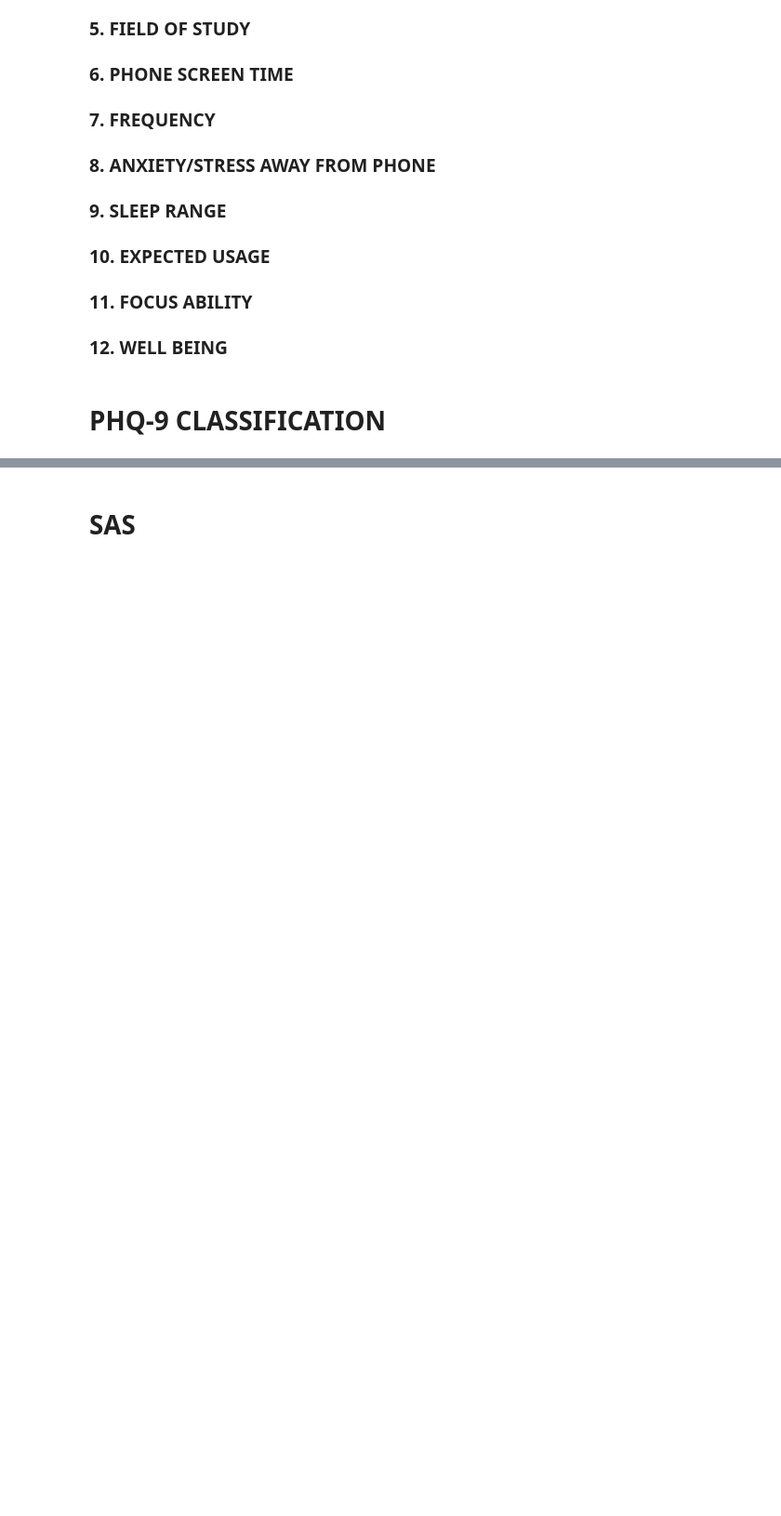
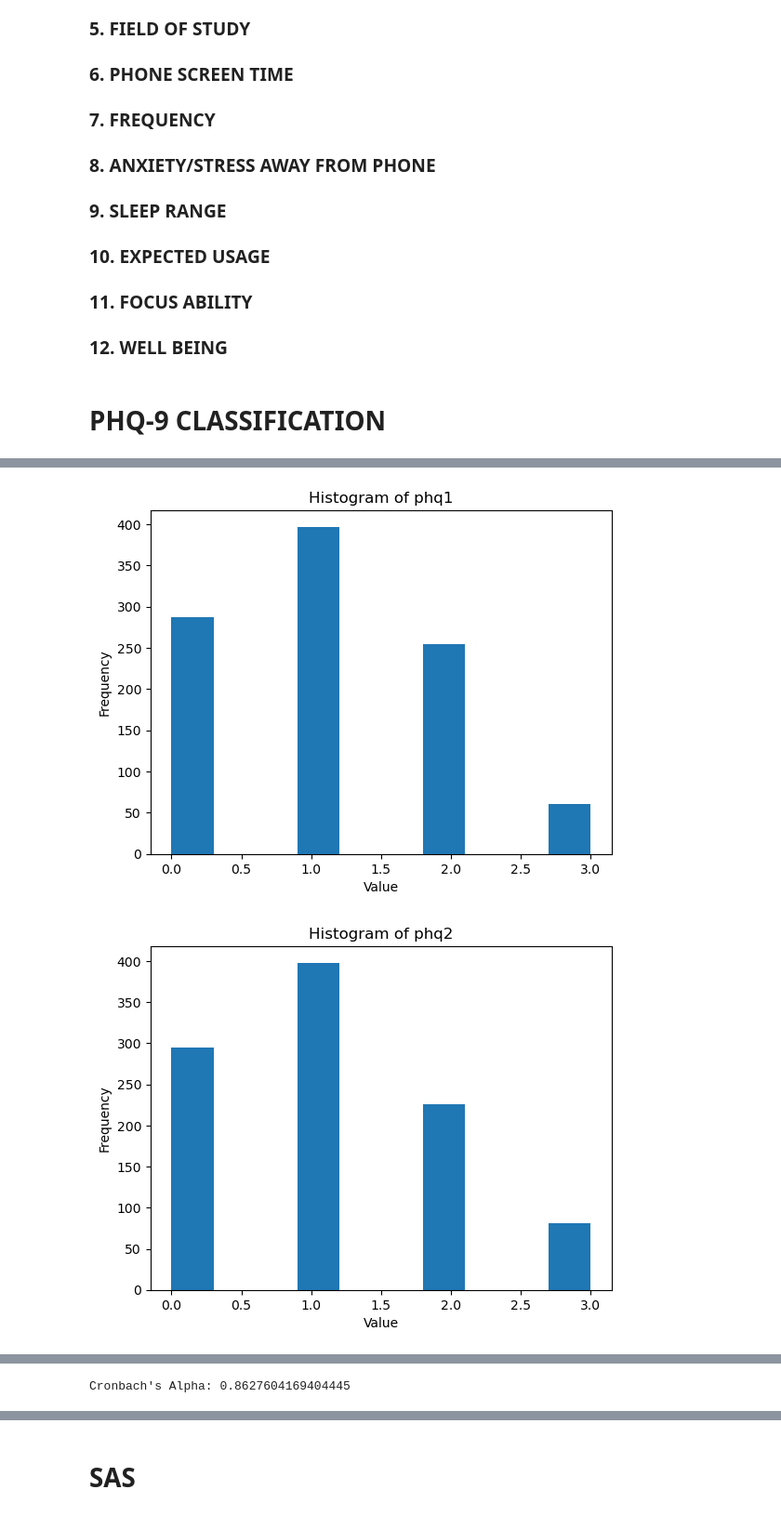
Before and after one commit to Brainskull24/Heal.ai, a Jupyter notebook: Heal.ai.ipynb, the cells around one changed output, grey strips where cells are left out. Shown at 93% size. Saved outputs shown, nothing was run; the diff lists cells and outputs as text; code cells hidden in the pictures; blank space fills up the shorter version.

```diff
--- a/Heal.ai.ipynb
+++ b/Heal.ai.ipynb
@@ -210,0 +243,42 @@ df.to_csv('final.csv',index=False)
+# %%
+mean_values = data.mean()
+median_values = data.median()
+std_deviation = data.std()
+min_values = data.min()
+max_values = data.max()
+quantiles = data.quantile([0.25, 0.5, 0.75])
+
+for column in data.columns:
+    plt.hist(data[column], bins=10)
+    plt.title(f'Histogram of {column}')
+    plt.xlabel('Value')
+    plt.ylabel('Frequency')
+    plt.show()
+
+correlation_matrix = data.corr()
+skewness = data.skew()
+kurtosis = data.kurt()
+variance = np.var(data,axis = 0, ddof = 1)
+print("Mean Values:")
+print(mean_values)
+print("\nMedian Values:")
+print(median_values)
+print("\nMinimum Values:")
+print(min_values)
+print("\nMaximum Values:")
+print(max_values)
+print("\nQuantiles:")
+print(quantiles)
+print("\nCorrelation Matrix:")
+print(correlation_matrix)
+print("\nSkewness:")
+print(skewness)
+print("\nKurtosis:")
+print(kurtosis)
+print("\nStandard Deviation:")
+print(std_deviation)
+print("\nVariance:")
+print(variance)
+# %% [output]
+[figure, added]
+[figure, added]
@@ -211 +310,14 @@ df.to_csv('final.csv',index=False)
+# %%
+def cronbach_alpha(dataset):
+    items_count = dataset.shape[1]
+    variances_sum = np.var(dataset, axis=0, ddof=1).sum()
+    total_var = np.var(np.sum(dataset, axis=1), ddof=1)
+    alpha = (items_count / (items_count - 1)) * (1 - (variances_sum / total_var))
+    return alpha
+
+questions_data = data[['phq1', 'phq2', 'phq3', 'phq4', 'phq5', 'phq6', 'phq7', 'phq8', 'phq9']]
+data_array = questions_data.to_numpy()
+print("Cronbach's Alpha:", cronbach_alpha(data_array))
+# %% [output]
+Cronbach's Alpha: 0.8627604169404445
 # %%
```
Also changed, not shown: parts of 9 cells of this notebook, 15 other files.
